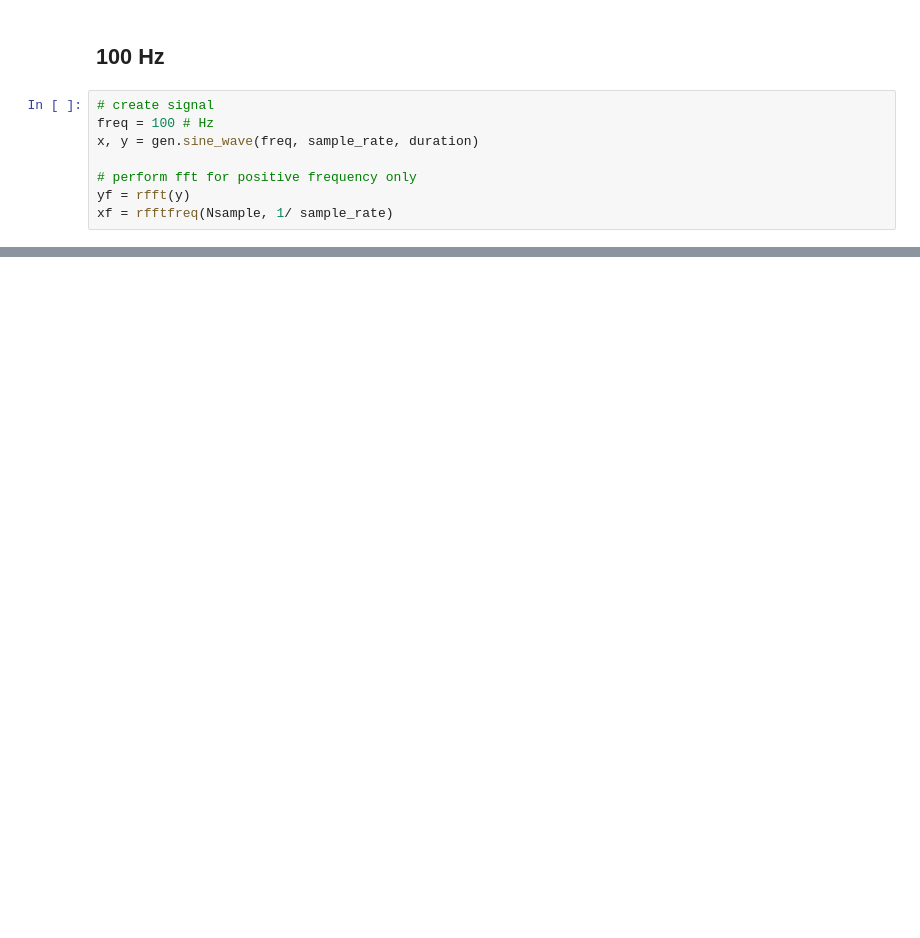
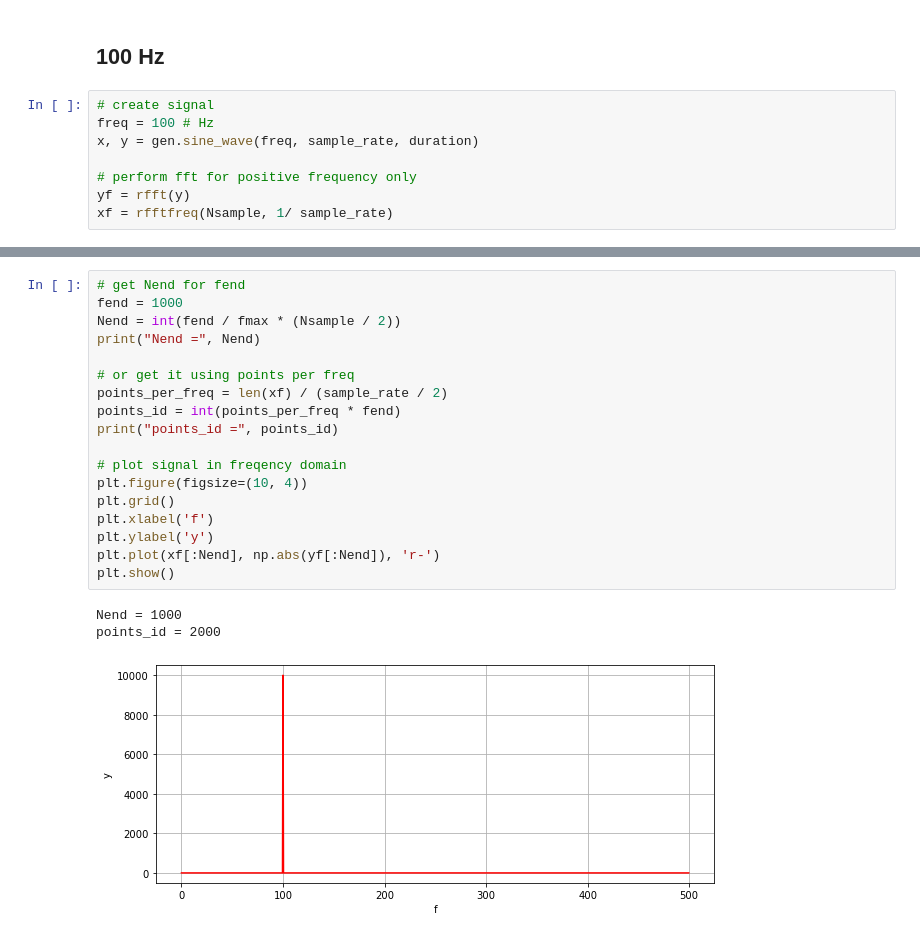
Before and after one commit to dudung/py-jupyter-nb, a Jupyter notebook: src/fft/rfft_params.ipynb, the cells around one changed output, grey strips where cells are left out. Drawn from its saved outputs; the diff is of its cells as text; blank space fills up the shorter version.

```diff
--- a/src/fft/rfft_params.ipynb
+++ b/src/fft/rfft_params.ipynb
@@ -82,0 +77,22 @@ plt.show()
+# %%
+# get Nend for fend
+fend = 1000
+Nend = int(fend / fmax * (Nsample / 2))
+print("Nend =", Nend)
+
+# or get it using points per freq
+points_per_freq = len(xf) / (sample_rate / 2)
+points_id = int(points_per_freq * fend)
+print("points_id =", points_id)
+
+# plot signal in freqency domain
+plt.figure(figsize=(10, 4))
+plt.grid()
+plt.xlabel('f')
+plt.ylabel('y')
+plt.plot(xf[:Nend], np.abs(yf[:Nend]), 'r-')
+plt.show()
+# %% [output]
+Nend = 1000
+points_id = 2000
+[figure, added]
```
Also changed, not shown: parts of 6 cells of this notebook, 1 other file.
